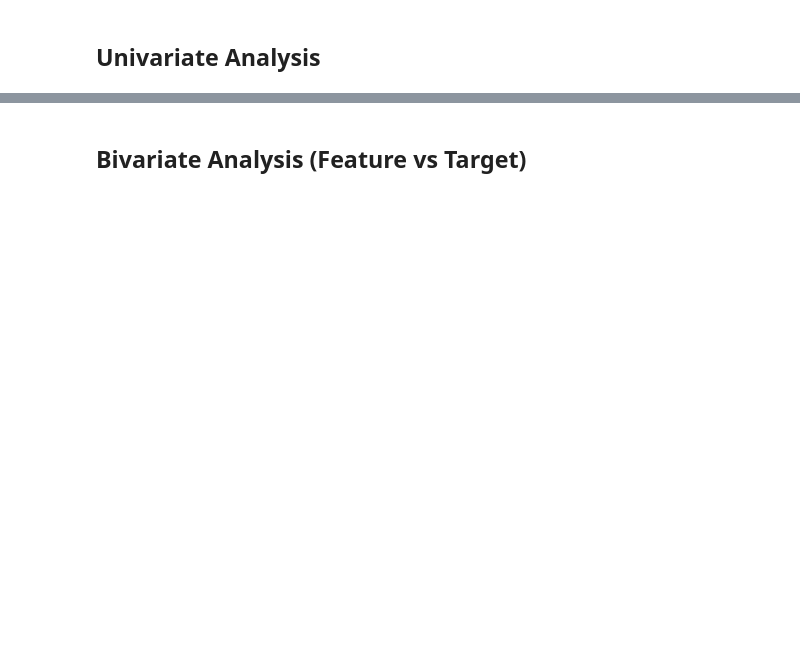
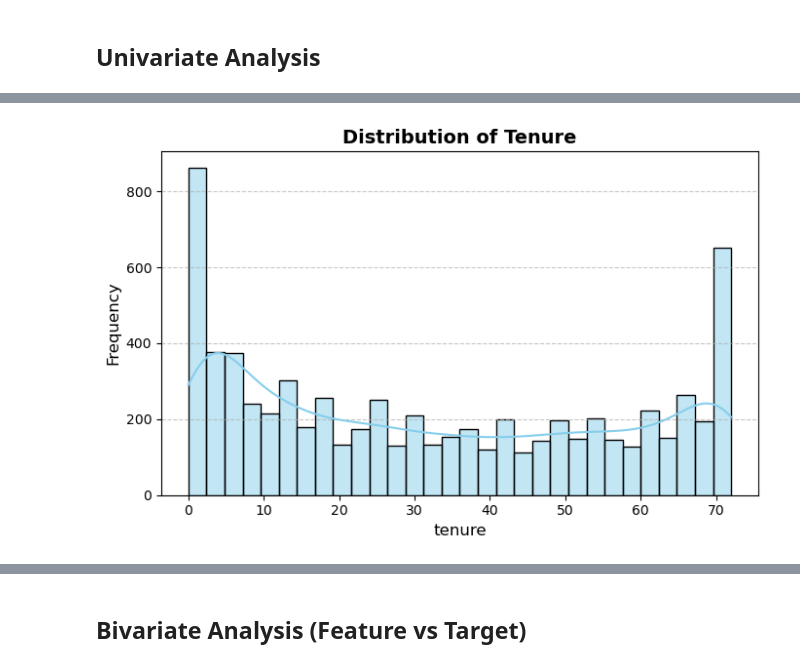
Before and after one commit to mewpunyapat/customer-churn-prediction, a Jupyter notebook: notebooks/eda.ipynb, the cells around one changed output, grey strips where cells are left out. Cells and saved outputs as stored; diff of their text form; code cells hidden in the pictures; blank space fills up the shorter version.

```diff
--- a/notebooks/eda.ipynb
+++ b/notebooks/eda.ipynb
@@ -35,0 +79,4 @@ plot_numerical_distribution(data, 'MonthlyCharges', 'Distribution')
+# %%
+plot_numerical_distribution(data, 'tenure', 'Distribution of Tenure')
+# %% [output]
+[figure, added]
```
Also changed, not shown: parts of 16 cells of this notebook, 2 other files.
